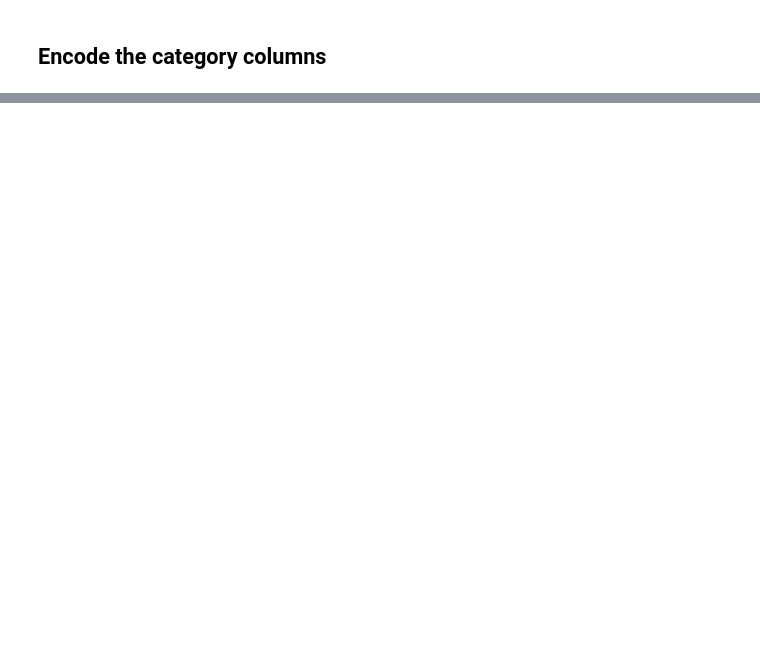
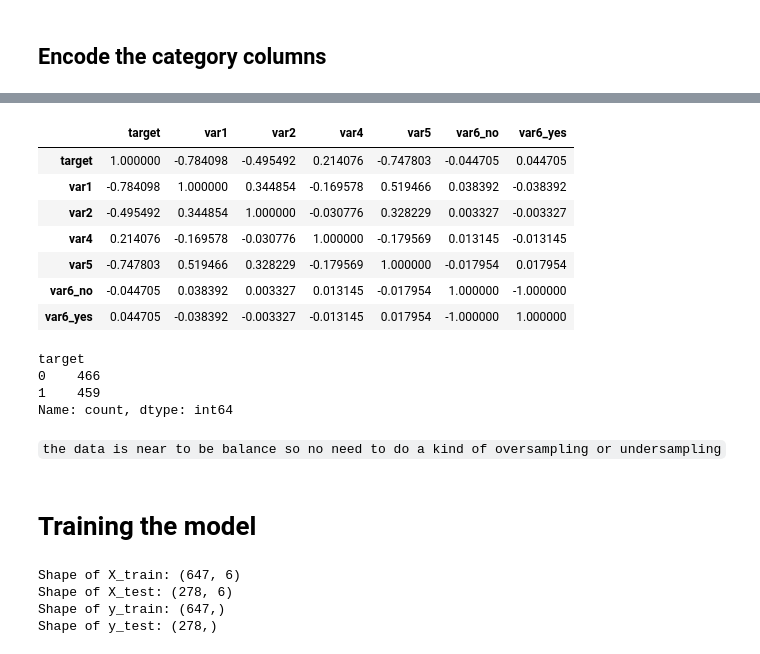
Before and after one commit to engmohamedsalah/AIMaster-MachineLearningDeepLearning, a Jupyter notebook: Machine_Learning_&_Deep_Learning_Assignment.ipynb, the cells around one changed output, grey strips where cells are left out. Drawn from its saved outputs; the diff is of its cells as text; code cells hidden in the pictures; blank space fills up the shorter version.

```diff
--- a/Machine_Learning_&_Deep_Learning_Assignment.ipynb
+++ b/Machine_Learning_&_Deep_Learning_Assignment.ipynb
@@ -216,0 +241,44 @@ for col in numeric_columns:
+# %%
+# get corrlation between feature
+encoded_df.corr()
+# %% [output]
+|  | target | var1 | var2 | var4 | var5 | var6_no | var6_yes |
+| target | 1.000000 | -0.784098 | -0.495492 | 0.214076 | -0.747803 | -0.044705 | 0.044705 |
+| var1 | -0.784098 | 1.000000 | 0.344854 | -0.169578 | 0.519466 | 0.038392 | -0.038392 |
+| var2 | -0.495492 | 0.344854 | 1.000000 | -0.030776 | 0.328229 | 0.003327 | -0.003327 |
+| var4 | 0.214076 | -0.169578 | -0.030776 | 1.000000 | -0.179569 | 0.013145 | -0.013145 |
+| var5 | -0.747803 | 0.519466 | 0.328229 | -0.179569 | 1.000000 | -0.017954 | 0.017954 |
+| var6_no | -0.044705 | 0.038392 | 0.003327 | 0.013145 | -0.017954 | 1.000000 | -1.000000 |
+| var6_yes | 0.044705 | -0.038392 | -0.003327 | -0.013145 | 0.017954 | -1.000000 | 1.000000 |
+# %%
+# count how many yes and no in the target
+
+encoded_df['target'].value_counts()
+# %% [output]
+target
+0    466
+1    459
+Name: count, dtype: int64
+# %% [markdown]
+`the data is near to be balance so no need to do a kind of oversampling or undersampling`
+# %% [markdown]
+# Training the model
+# %%
+# Split the dataset into training and testing sets
+
+from sklearn.model_selection import train_test_split
+
+X = encoded_df.drop('target', axis=1)
+y = encoded_df['target']
+
+X_train, X_test, y_train, y_test = train_test_split(X, y, test_size=0.3)
+
+print(f"Shape of X_train: {X_train.shape}")
+print(f"Shape of X_test: {X_test.shape}")
+print(f"Shape of y_train: {y_train.shape}")
+print(f"Shape of y_test: {y_test.shape}")
+# %% [output]
+Shape of X_train: (647, 6)
+Shape of X_test: (278, 6)
+Shape of y_train: (647,)
+Shape of y_test: (278,)
```
Also changed, not shown: parts of 24 cells of this notebook.
